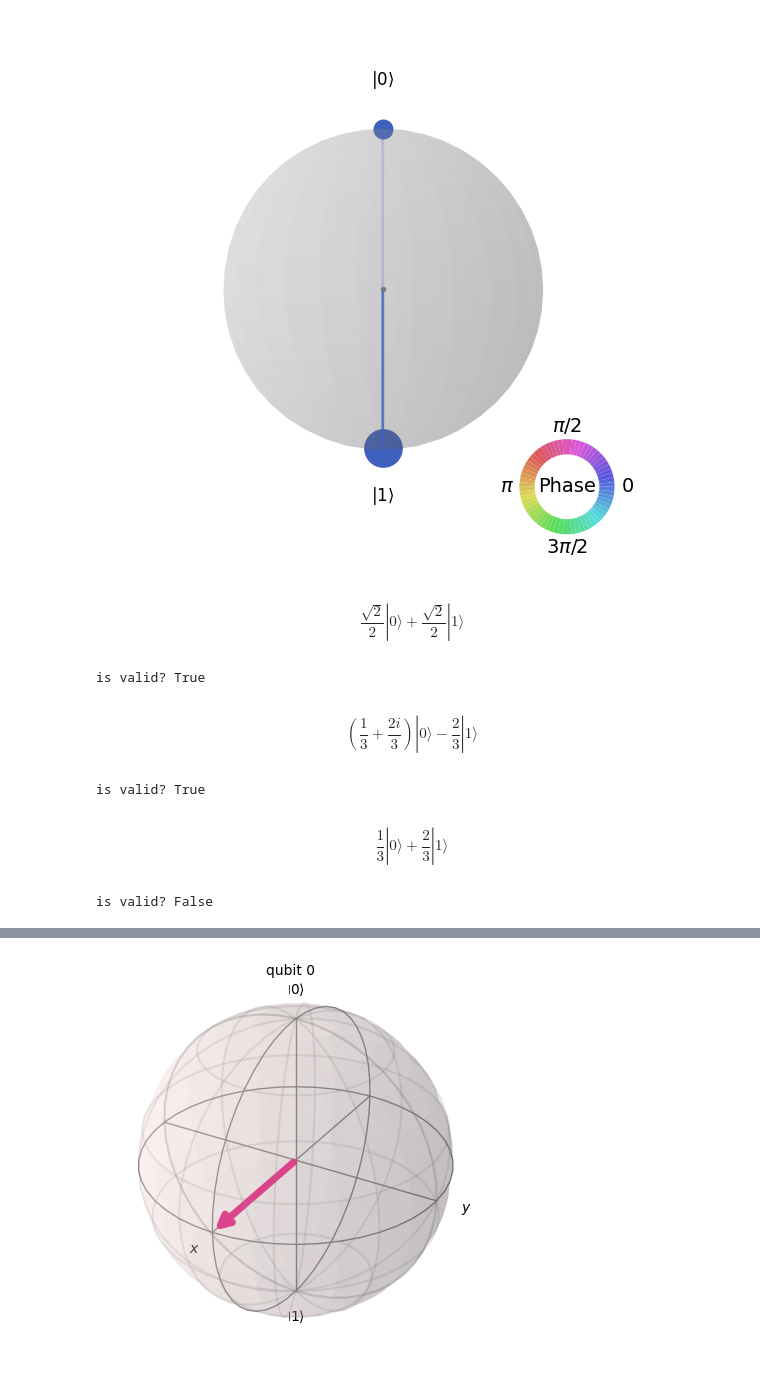
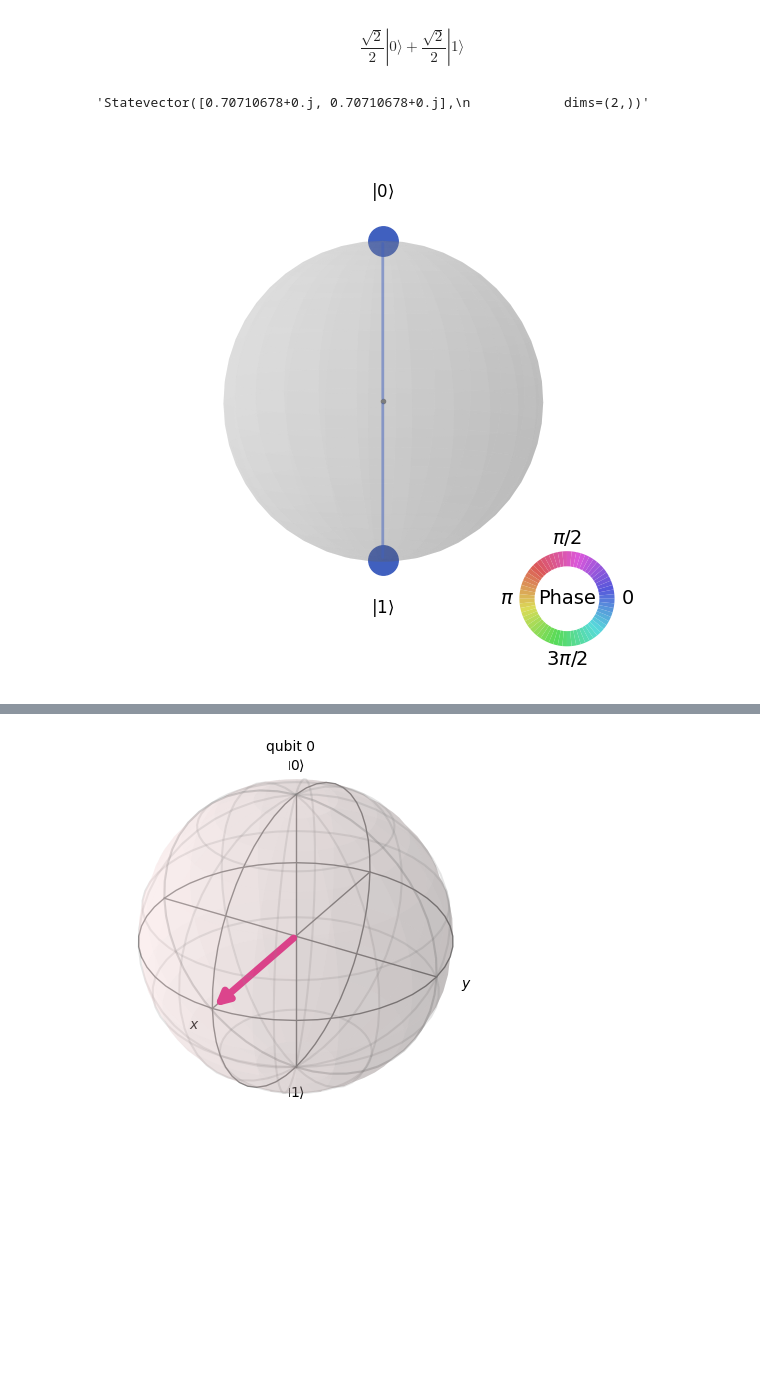
Before and after one commit to DuarteMagano/AcademiaDeFisica, a Jupyter notebook: tutorial_professor.ipynb, the cells around one changed output, grey strips where cells are left out. Drawn from its saved outputs; the diff is of its cells as text; code cells hidden in the pictures; blank space fills up the shorter version.

```diff
--- a/tutorial_professor.ipynb
+++ b/tutorial_professor.ipynb
@@ -28,17 +16,0 @@ v.draw()
-# %%
-w.draw("qsphere")
-# %% [output]
-[figure, removed]
-# %%
-# check is the states are l2-normalized
-
-for state in (u, v, w):
-  display(state.draw("latex"))
-  print(f"is valid? {state.is_valid()}")
-# %% [output]
-$$\frac{\sqrt{2}}{2} |0\rangle+\frac{\sqrt{2}}{2} |1\rangle$$
-is valid? True
-$$(\frac{1}{3} + \frac{2 i}{3}) |0\rangle- \frac{2}{3} |1\rangle$$
-is valid? True
-$$\frac{1}{3} |0\rangle+\frac{2}{3} |1\rangle$$
-is valid? False
@@ -44,0 +20,15 @@ is valid? False
+# %%
+# representar u em latex
+psi.draw("latex")
+# %% [output]
+$$\frac{\sqrt{2}}{2} |0\rangle+\frac{\sqrt{2}}{2} |1\rangle$$
+# %%
+# representação raw
+psi.draw()
+# %% [output]
+'Statevector([0.70710678+0.j, 0.70710678+0.j],\n            dims=(2,))'
+# %%
+# representação gráfica
+psi.draw("qsphere")
+# %% [output]
+[figure, added]
```
Also changed, not shown: parts of 141 cells of this notebook.
